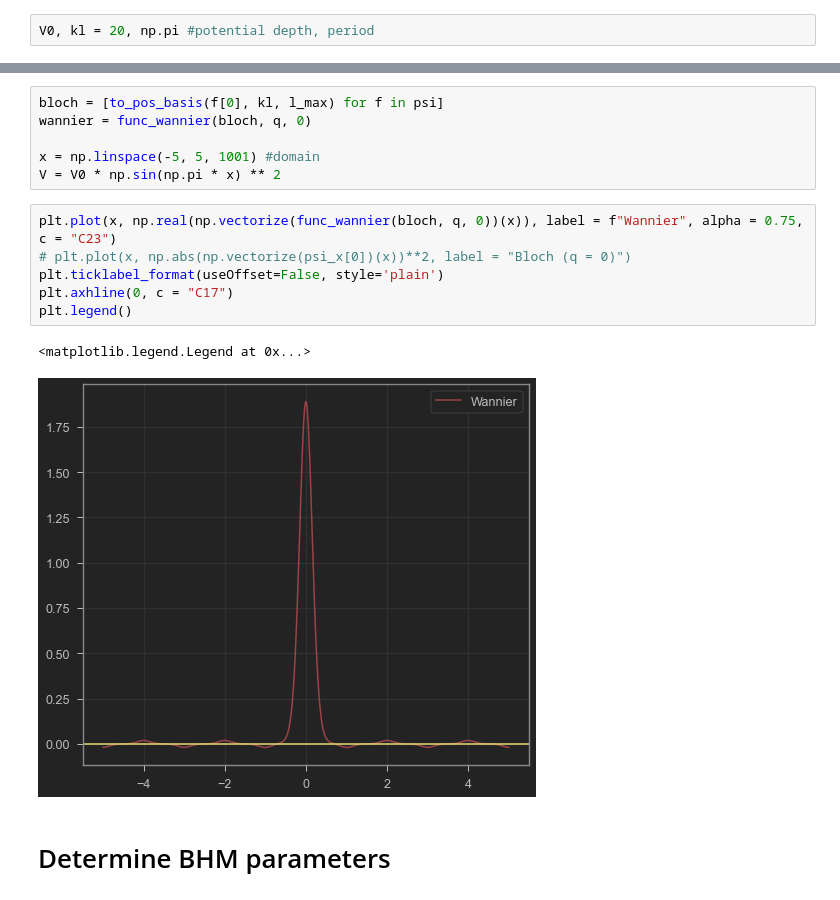
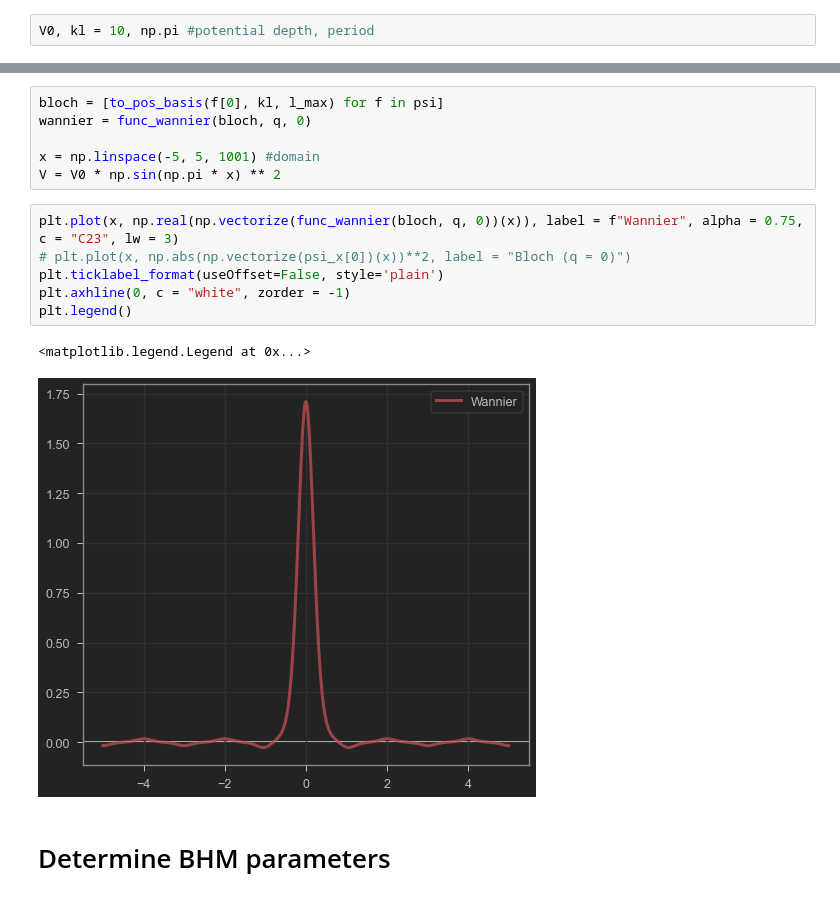
Before and after one commit to 20akshay00/MSThesis, a Jupyter notebook: src/Calculating_WaveFunc/Wannier.ipynb, the cells around one changed output, grey strips where cells are left out. Drawn from its saved outputs; the diff is of its cells as text.

```diff
--- a/src/Calculating_WaveFunc/Wannier.ipynb
+++ b/src/Calculating_WaveFunc/Wannier.ipynb
@@ -17,7 +17,7 @@ def get_bloch_spectrum(V0, kl, q, l_max):
 # Define periodic potential
 $$V = V_0 \cdot \sin^2(k_l x)$$
 # %%
-V0, kl = 20, np.pi #potential depth, period
+V0, kl = 10, np.pi #potential depth, period
 # %% [markdown]
 # Construct and diagonalize hamiltonian
 
@@ -59,14 +59,14 @@ wannier = func_wannier(bloch, q, 0)
 x = np.linspace(-5, 5, 1001) #domain
 V = V0 * np.sin(np.pi * x) ** 2
 # %%
-plt.plot(x, np.real(np.vectorize(func_wannier(bloch, q, 0))(x)), label = f"Wannier", alpha = 0.75, c = "C23")
+plt.plot(x, np.real(np.vectorize(func_wannier(bloch, q, 0))(x)), label = f"Wannier", alpha = 0.75, c = "C23", lw = 3)
 # plt.plot(x, np.abs(np.vectorize(psi_x[0])(x))**2, label = "Bloch (q = 0)")
 plt.ticklabel_format(useOffset=False, style='plain')
-plt.axhline(0, c = "C17")
+plt.axhline(0, c = "white", zorder = -1)
 plt.legend()
 # %% [output]
 <matplotlib.legend.Legend at 0x...>
-[figure, old version]
+[figure, new version]
 # %% [markdown]
 # Determine BHM parameters
 # %%
```
Also changed, not shown: parts of 12 cells of this notebook, 6 other files.
